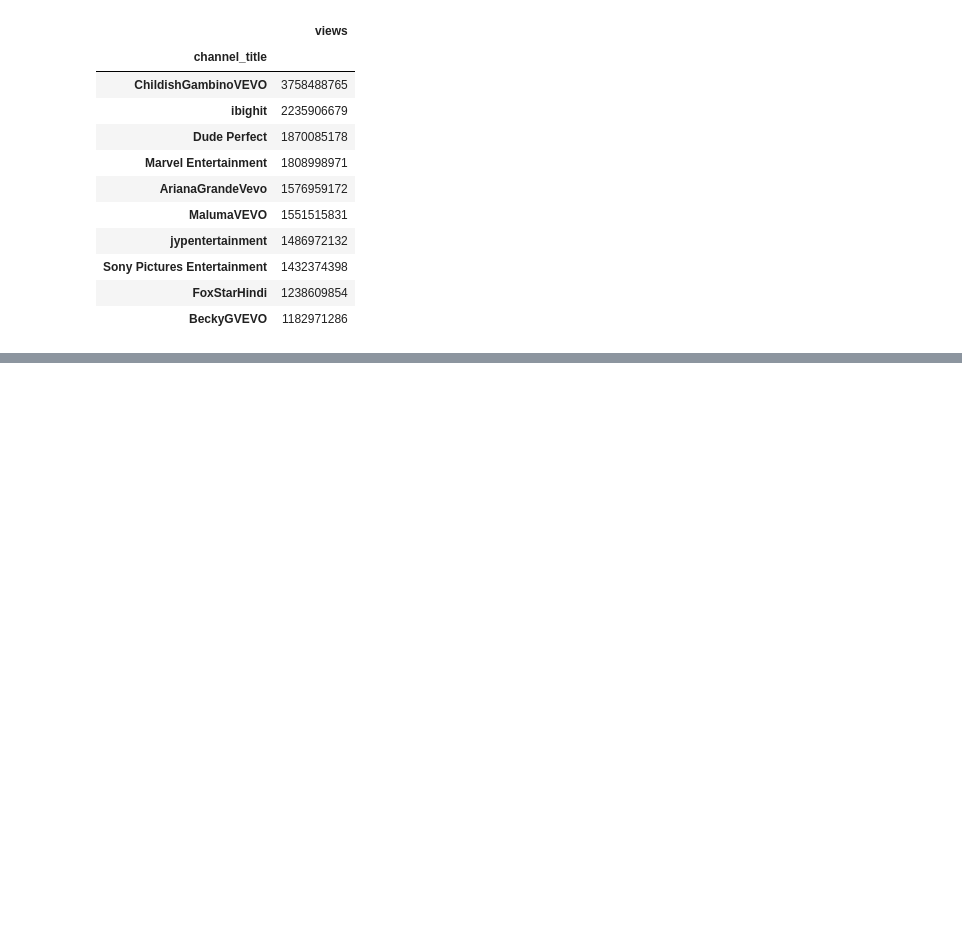
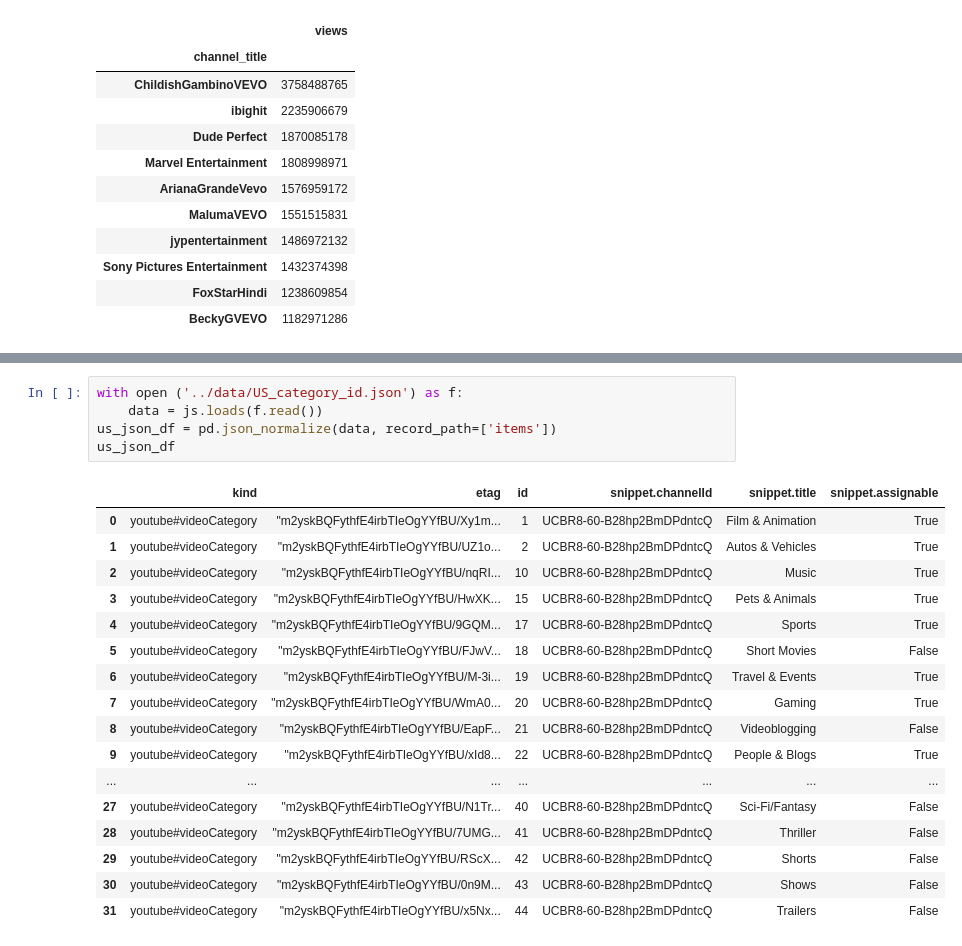
Before and after one commit to morgancoad/pandas-eda-casestudy-overview, a Jupyter notebook: notebooks/test_youtube.ipynb, the cells around one changed output, grey strips where cells are left out. Drawn from its saved outputs; the diff is of its cells as text; blank space fills up the shorter version.

```diff
--- a/notebooks/test_youtube.ipynb
+++ b/notebooks/test_youtube.ipynb
@@ -117,0 +241,23 @@ popular_by_views.plot(kind='barh')
+# %%
+with open ('../data/US_category_id.json') as f:
+    data = js.loads(f.read())
+us_json_df = pd.json_normalize(data, record_path=['items'])
+us_json_df
+# %% [output]
+|  | kind | etag | id | snippet.channelId | snippet.title | snippet.assignable |
+| 0 | youtube#videoCategory | "m2yskBQFythfE4irbTIeOgYYfBU/Xy1m... | 1 | UCBR8-60-B28hp2BmDPdntcQ | Film & Animation | True |
+| 1 | youtube#videoCategory | "m2yskBQFythfE4irbTIeOgYYfBU/UZ1o... | 2 | UCBR8-60-B28hp2BmDPdntcQ | Autos & Vehicles | True |
+| 2 | youtube#videoCategory | "m2yskBQFythfE4irbTIeOgYYfBU/nqRI... | 10 | UCBR8-60-B28hp2BmDPdntcQ | Music | True |
+| 3 | youtube#videoCategory | "m2yskBQFythfE4irbTIeOgYYfBU/HwXK... | 15 | UCBR8-60-B28hp2BmDPdntcQ | Pets & Animals | True |
+| 4 | youtube#videoCategory | "m2yskBQFythfE4irbTIeOgYYfBU/9GQM... | 17 | UCBR8-60-B28hp2BmDPdntcQ | Sports | True |
+| 5 | youtube#videoCategory | "m2yskBQFythfE4irbTIeOgYYfBU/FJwV... | 18 | UCBR8-60-B28hp2BmDPdntcQ | Short Movies | False |
+| 6 | youtube#videoCategory | "m2yskBQFythfE4irbTIeOgYYfBU/M-3i... | 19 | UCBR8-60-B28hp2BmDPdntcQ | Travel & Events | True |
+| 7 | youtube#videoCategory | "m2yskBQFythfE4irbTIeOgYYfBU/WmA0... | 20 | UCBR8-60-B28hp2BmDPdntcQ | Gaming | True |
+| 8 | youtube#videoCategory | "m2yskBQFythfE4irbTIeOgYYfBU/EapF... | 21 | UCBR8-60-B28hp2BmDPdntcQ | Videoblogging | False |
+| 9 | youtube#videoCategory | "m2yskBQFythfE4irbTIeOgYYfBU/xId8... | 22 | UCBR8-60-B28hp2BmDPdntcQ | People & Blogs | True |
+| ... | ... | ... | ... | ... | ... | ... |
+| 27 | youtube#videoCategory | "m2yskBQFythfE4irbTIeOgYYfBU/N1Tr... | 40 | UCBR8-60-B28hp2BmDPdntcQ | Sci-Fi/Fantasy | False |
+| 28 | youtube#videoCategory | "m2yskBQFythfE4irbTIeOgYYfBU/7UMG... | 41 | UCBR8-60-B28hp2BmDPdntcQ | Thriller | False |
+| 29 | youtube#videoCategory | "m2yskBQFythfE4irbTIeOgYYfBU/RScX... | 42 | UCBR8-60-B28hp2BmDPdntcQ | Shorts | False |
+| 30 | youtube#videoCategory | "m2yskBQFythfE4irbTIeOgYYfBU/0n9M... | 43 | UCBR8-60-B28hp2BmDPdntcQ | Shows | False |
+| 31 | youtube#videoCategory | "m2yskBQFythfE4irbTIeOgYYfBU/x5Nx... | 44 | UCBR8-60-B28hp2BmDPdntcQ | Trailers | False |
```
Also changed, not shown: parts of 17 cells of this notebook, 2 other files.
